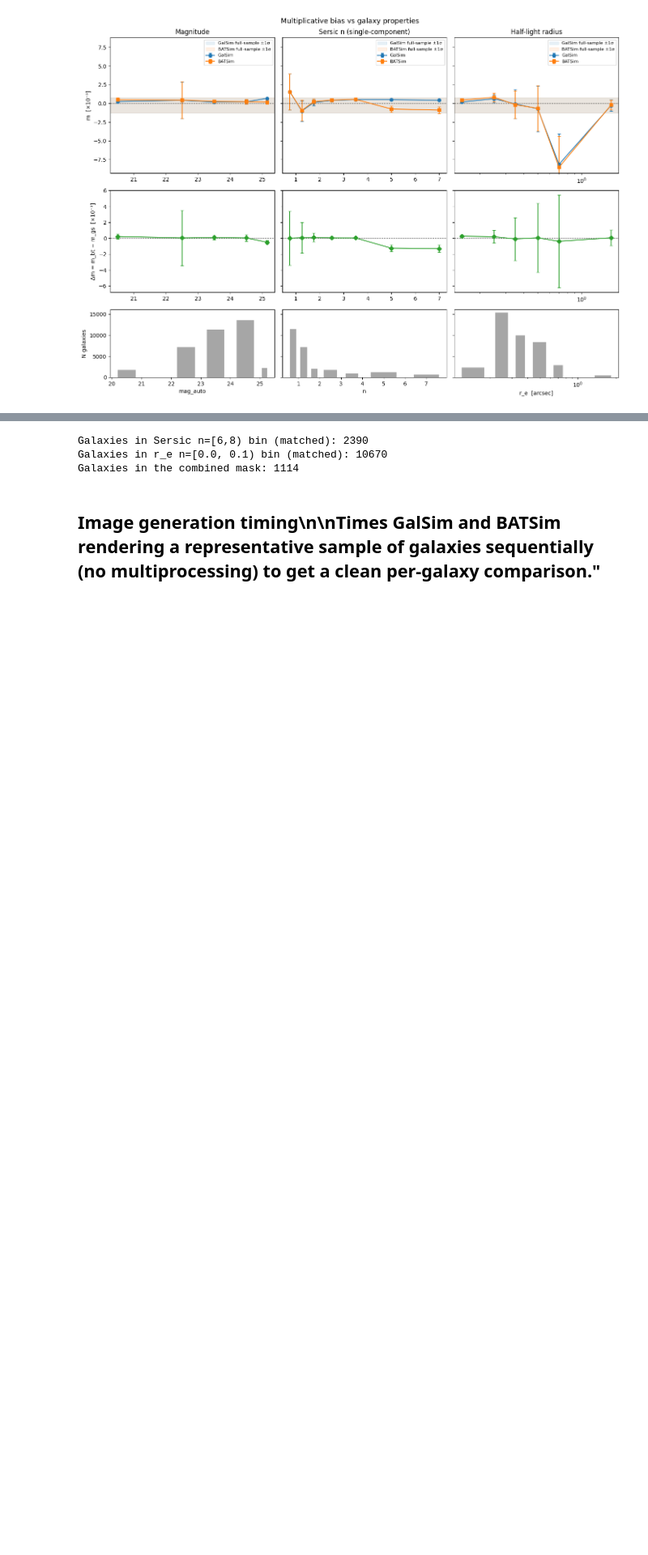
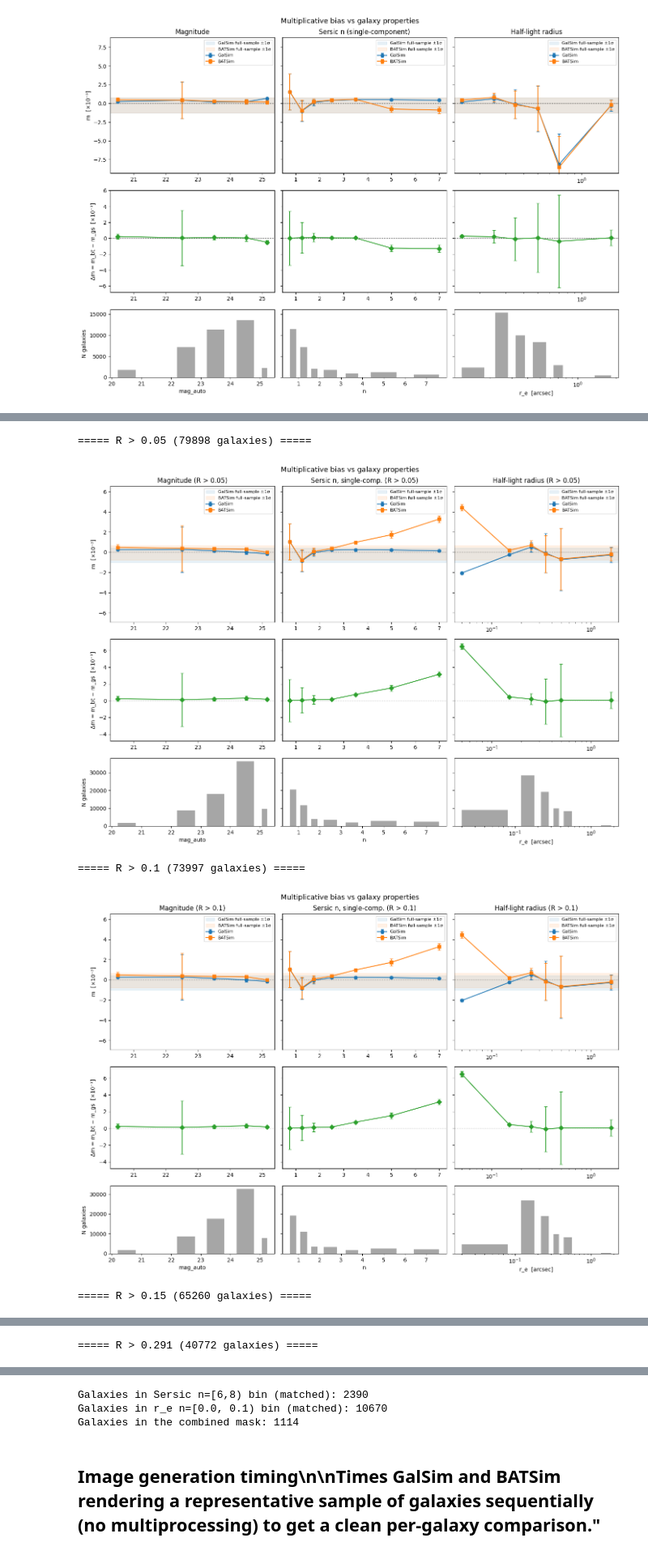
Before and after one commit to BATSim-cauldron/BATSim, a Jupyter notebook: notebooks/validation/new_shear_accuracy.ipynb, the cells around one changed output, grey strips where cells are left out. Shown at 81% size. Saved outputs shown, nothing was run; the diff lists cells and outputs as text; code cells hidden in the pictures; blank space fills up the shorter version.

Commit message:
updating resolution cuts

```diff
--- a/notebooks/validation/new_shear_accuracy.ipynb
+++ b/notebooks/validation/new_shear_accuracy.ipynb
@@ -976,7 +976,7 @@ plot_selection_bias_summary(
 ### Now with a trace mask
 # %%
 trace_mask = np.zeros(len(all_gal_inds), dtype=bool)
-trace_mask[has_obs] = resolution > 0.291
+trace_mask = resolution > 0.291
 
 # Multiplicative bias with trace cut
 res_mag_trace = run_binned_analysis(
@@ -1043,15 +1044,29 @@ hlr
   [6.00, 8.00): 2390 → 614 (74.3% removed)
 [figure]
 # %%
-res_cuts = [0.05, 0.1, 0.15, 0.291]
+res_cuts = [0.05, 0.1, 0.15,0.2, 0.25, 0.291]
 
-bin_spects = {
+bin_specs = {
     'mag':      (mag_all,      np.array([18, 20, 21, 22, 23, 24, 25, 25.3]),             None),
     'sersic_n': (sersic_n_all, np.array([0.5, 1.0, 1.5, 2.0, 3.0, 4.0, 6.0, 8.0]),      ~is_bulgefit),
     'hlr':      (hlr_all,      np.array([0.0, 0.1, 0.2, 0.3, 0.4, 0.6, 0.8, 1.2, 2.0]), None),
 }
 
 def resolution_mask(cut):
-    mask = np.zeros(len(all_gal_inds), dtype=bool)
-    mask[has_obs] = resolution > cut
-    return mask
+    return resolution > cut
+
+cut_results = {}
+for cut in res_cuts:
+    rmask = resolution_mask(cut)
+    full_gs, full_bt = compute_bias_for_mask(rmask)
+    entry = dict(full_gs=full_gs, full_bt=full_bt, n_pass=rmask.sum())
+    for key, (prop, edges, base) in bin_specs.items():
+        bmask = rmask if base is None else rmask & base
+        entry[key] = run_binned_analysis(prop, edges, f"{key} (R > {cut})", base_mask=bmask)
+    cut_results[cut] = entry
+
+for cut, r in cut_results.items():
+    gs, bt = r['full_gs'], r['full_bt']
+    print(f"R > {cut:.3f}  N={r['n_pass']:6d}  m_gs={gs['m']*1e3:7.3f}±{gs['m_err']*1e3:.3f}  "
+          f"m_bt={bt['m']*1e3:7.3f}±{bt['m_err']*1e3:.3f}  "
+          f"Δm={(bt['m']-gs['m'])*1e3:7.3f}±{np.hypot(gs['m_err'], bt['m_err'])*1e3:.3f}  [×10⁻³]")
@@ -1057,0 +1078,18 @@ def resolution_mask(cut):
+# %%
+for cut, r in cut_results.items():
+    print(f'\n===== R > {cut} ({r["n_pass"]} galaxies) =====')
+    plot_selection_bias_summary(
+        results_list = [r['mag'], r['sersic_n'], r['hlr']],
+        titles       = [f'Magnitude (R > {cut})', f'Sersic n, single-comp. (R > {cut})', f'Half-light radius (R > {cut})'],
+        xlabels      = ['mag_auto', 'n', 'r_e  [arcsec]'],
+        log_x_flags  = [False, False, True],
+        res_full_gs  = r['full_gs'],
+        res_full_bt  = r['full_bt'],
+        save_path    = f'selection_bias_summary_rescut_{cut:.3f}.png',
+    )
+# %% [output]
+===== R > 0.05 (79898 galaxies) =====
+[figure, added]
+===== R > 0.1 (73997 galaxies) =====
+[figure, added]
+===== R > 0.15 (65260 galaxies) =====
@@ -1057,0 +1097 @@ def resolution_mask(cut):
+===== R > 0.291 (40772 galaxies) =====
```
Also changed, not shown: parts of 4 cells of this notebook.
